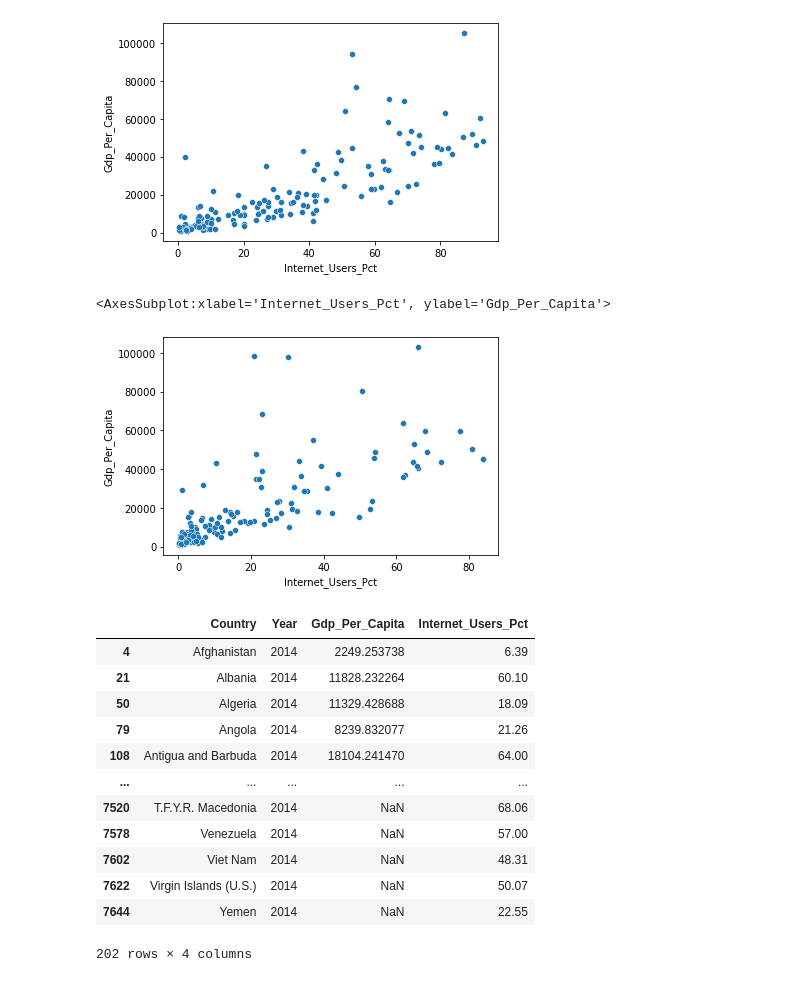
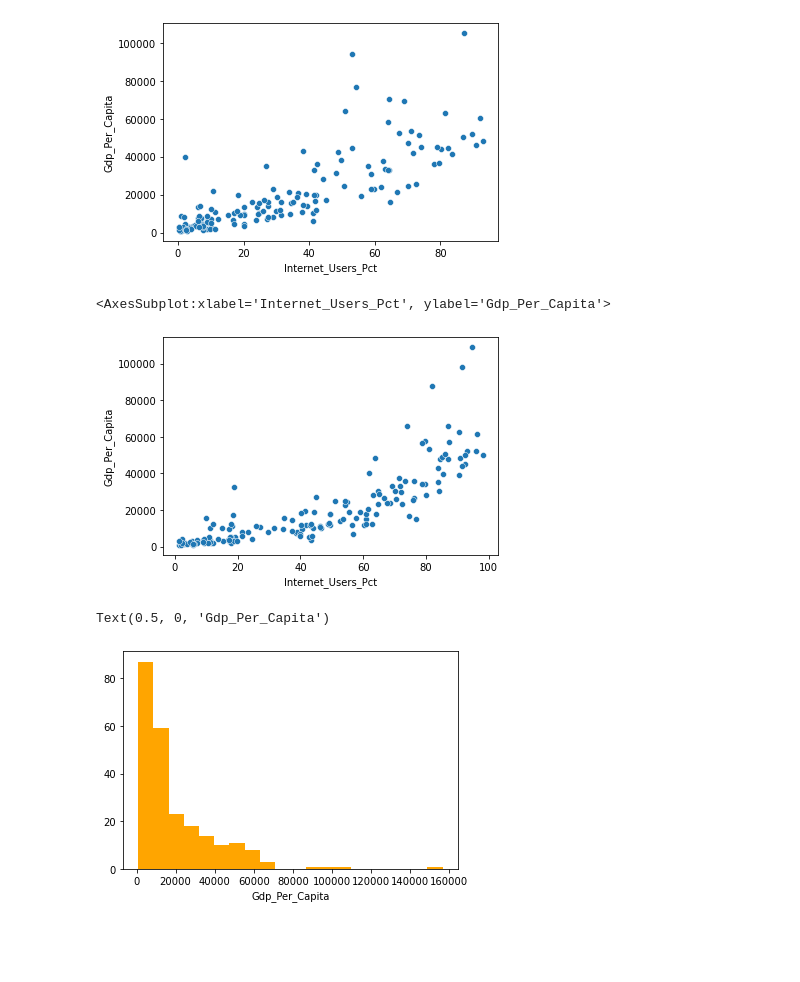
Before and after one commit to ANW16/UN-Python-Project, a Jupyter notebook: UN Project.ipynb, the cells around one changed output. Saved outputs shown, nothing was run; the diff lists cells and outputs as text; code cells hidden in the pictures; blank space fills up the shorter version.

```diff
--- a/UN Project.ipynb
+++ b/UN Project.ipynb
@@ -6,11 +6,11 @@ import seaborn as sns
 
 %matplotlib inline
 # %%
-gdp_df = pd.read_csv('../../Data/gdp_percapita.csv', nrows = 6606)
+gdp_df = pd.read_csv('../Data/gdp_percapita.csv', nrows = 6606)
 # %% [markdown]
 gdp_df.shape  (6608, 4)
 # %%
-internet_df = pd.read_csv('../../Data/internet_use.csv', nrows = 4495)
+internet_df = pd.read_csv('../Data/internet_use.csv', nrows = 4495)
 # %% [markdown]
 internet_df.shape  (4659, 4)
 # %%
@@ -114,23 +114,13 @@ sns.scatterplot(x=giu_2009.Internet_Users_Pct, y=giu_2009.Gdp_Per_Capita)
 <AxesSubplot:xlabel='Internet_Users_Pct', ylabel='Gdp_Per_Capita'>
 [figure]
 # %%
-sns.scatterplot(x=giu_2004.Internet_Users_Pct, y=giu_2004.Gdp_Per_Capita)
+sns.scatterplot(x=giu_2014.Internet_Users_Pct, y=giu_2014.Gdp_Per_Capita)
 # %% [output]
 <AxesSubplot:xlabel='Internet_Users_Pct', ylabel='Gdp_Per_Capita'>
-[figure, old version]
+[figure, new version]
 # %%
-giu_2014[giu_2014.Internet_Users_Pct == giu_2014.Internet_Users_Pct]
+plt.hist(x='Gdp_Per_Capita', data=giu_2014, bins=20, color='orange')
+plt.xlabel('Gdp_Per_Capita')
 # %% [output]
-|  | Country | Year | Gdp_Per_Capita | Internet_Users_Pct |
-| 4 | Afghanistan | 2014 | 2249.253738 | 6.39 |
-| 21 | Albania | 2014 | 11828.232264 | 60.10 |
-| 50 | Algeria | 2014 | 11329.428688 | 18.09 |
-| 79 | Angola | 2014 | 8239.832077 | 21.26 |
-| 108 | Antigua and Barbuda | 2014 | 18104.241470 | 64.00 |
-| ... | ... | ... | ... | ... |
-| 7520 | T.F.Y.R. Macedonia | 2014 | NaN | 68.06 |
-| 7578 | Venezuela | 2014 | NaN | 57.00 |
-| 7602 | Viet Nam | 2014 | NaN | 48.31 |
-| 7622 | Virgin Islands (U.S.) | 2014 | NaN | 50.07 |
-| 7644 | Yemen | 2014 | NaN | 22.55 |
-202 rows × 4 columns
+Text(0.5, 0, 'Gdp_Per_Capita')
+[figure, added]
```
Also changed, not shown: parts of 15 cells of this notebook.
